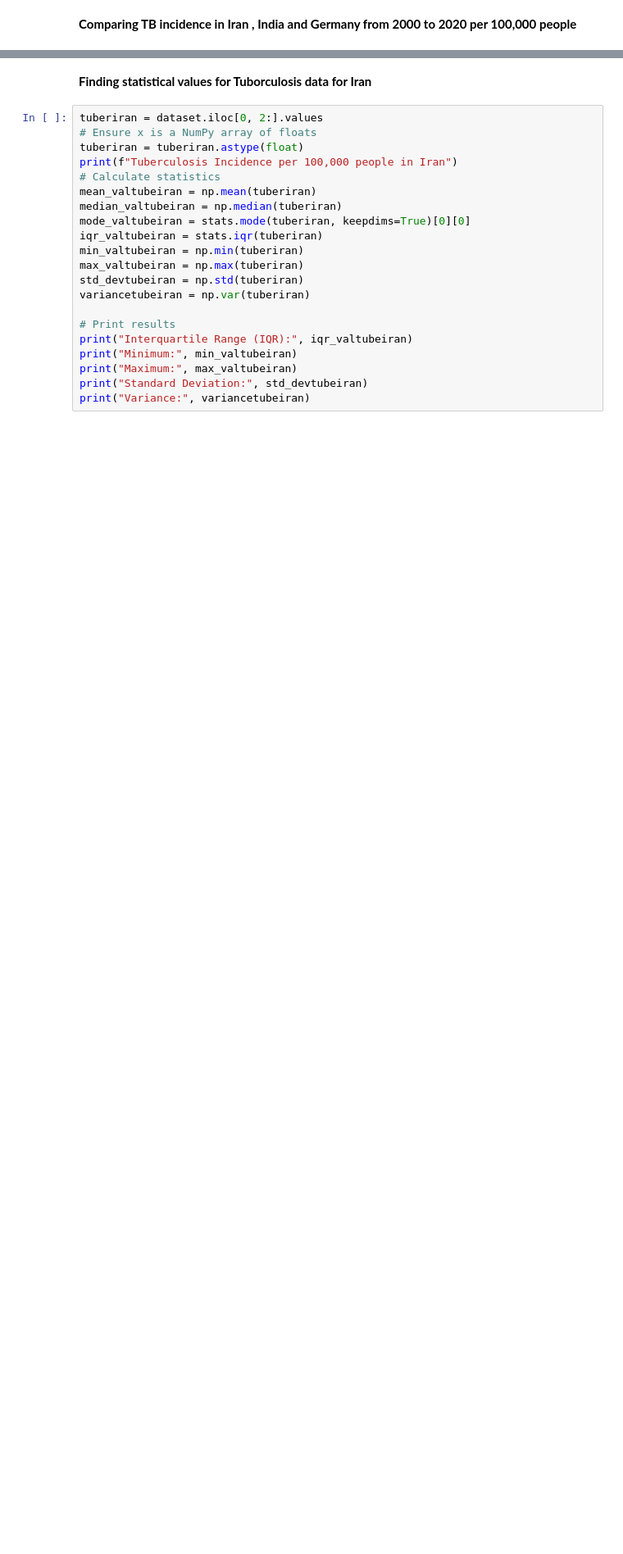
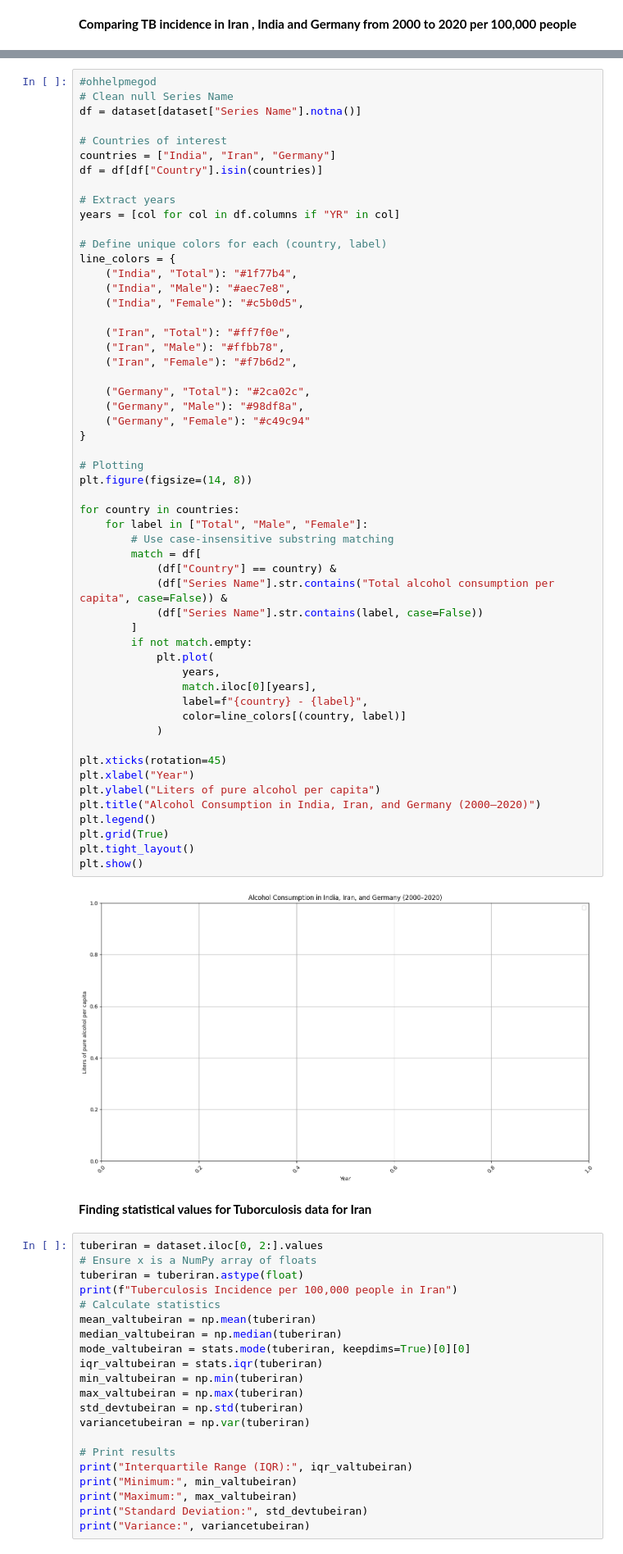
Before and after one commit to Man2Dev/colab, a Jupyter notebook: MainProject.ipynb, the cells around one changed output, grey strips where cells are left out. Shown at 82% size. Drawn from its saved outputs; the diff is of its cells as text; blank space fills up the shorter version.

```diff
--- a/MainProject.ipynb
+++ b/MainProject.ipynb
@@ -93,3 +169,59 @@ See the caveats in the documentation: https://pandas.pydata.org/pandas-docs/stab
+# %%
+#ohhelpmegod
+# Clean null Series Name
+df = dataset[dataset["Series Name"].notna()]
+
+# Countries of interest
+countries = ["India", "Iran", "Germany"]
+df = df[df["Country"].isin(countries)]
+
+# Extract years
+years = [col for col in df.columns if "YR" in col]
+
+# Define unique colors for each (country, label)
+line_colors = {
+    ("India", "Total"): "#1f77b4",
+    ("India", "Male"): "#aec7e8",
+    ("India", "Female"): "#c5b0d5",
+
+    ("Iran", "Total"): "#ff7f0e",
+    ("Iran", "Male"): "#ffbb78",
+    ("Iran", "Female"): "#f7b6d2",
+
+    ("Germany", "Total"): "#2ca02c",
+    ("Germany", "Male"): "#98df8a",
+    ("Germany", "Female"): "#c49c94"
+}
+
+# Plotting
+plt.figure(figsize=(14, 8))
+
+for country in countries:
+    for label in ["Total", "Male", "Female"]:
+        # Use case-insensitive substring matching
+        match = df[
+            (df["Country"] == country) &
+            (df["Series Name"].str.contains("Total alcohol consumption per capita", case=False)) &
+            (df["Series Name"].str.contains(label, case=False))
+        ]
+        if not match.empty:
+            plt.plot(
+                years,
+                match.iloc[0][years],
+                label=f"{country} - {label}",
+                color=line_colors[(country, label)]
+            )
+
+plt.xticks(rotation=45)
+plt.xlabel("Year")
+plt.ylabel("Liters of pure alcohol per capita")
+plt.title("Alcohol Consumption in India, Iran, and Germany (2000–2020)")
+plt.legend()
+plt.grid(True)
+plt.tight_layout()
+plt.show()
+# %% [output]
+[figure, added]
 # %% [markdown]
 **Finding statistical values for Tuborculosis data for Iran**
 # %%
```
Also changed, not shown: parts of 13 cells of this notebook.
